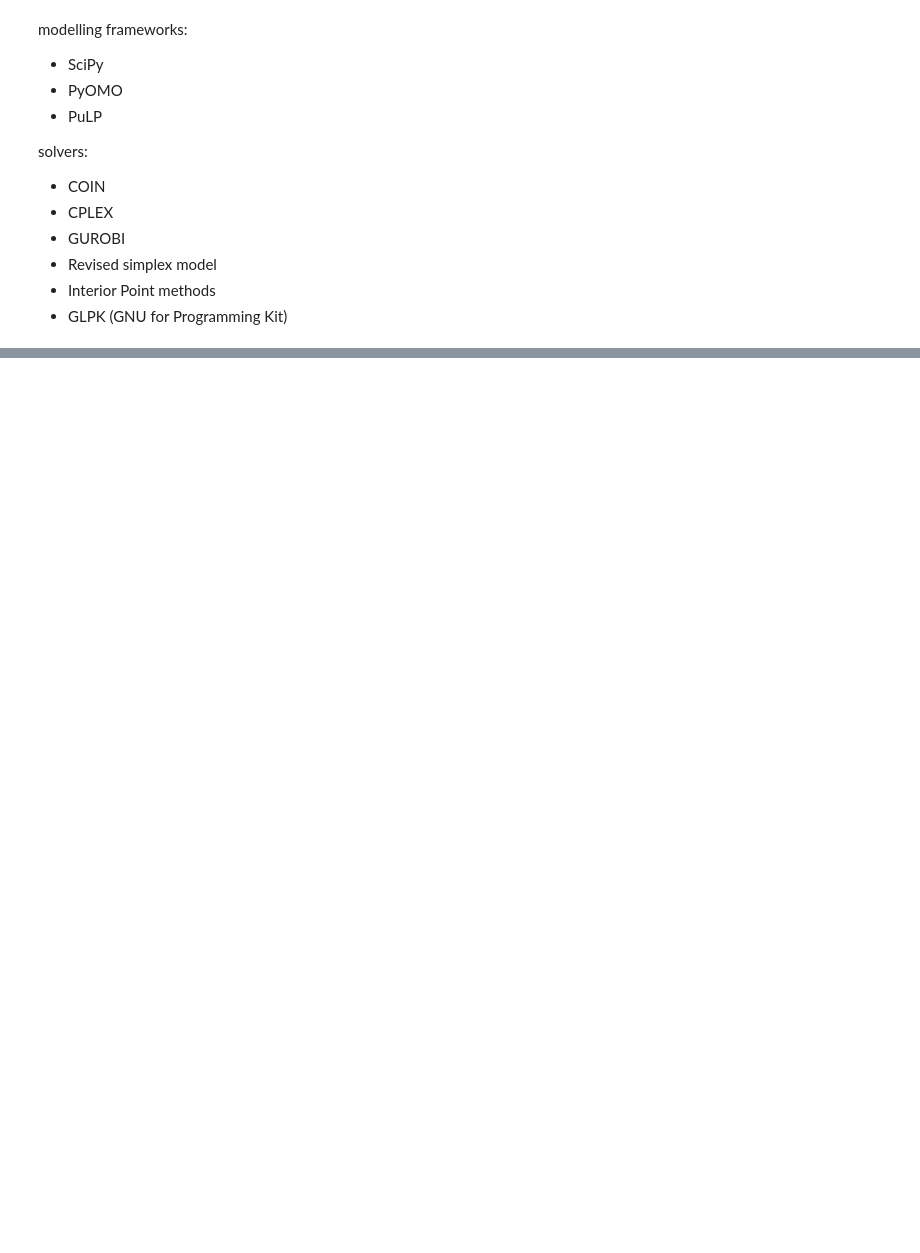
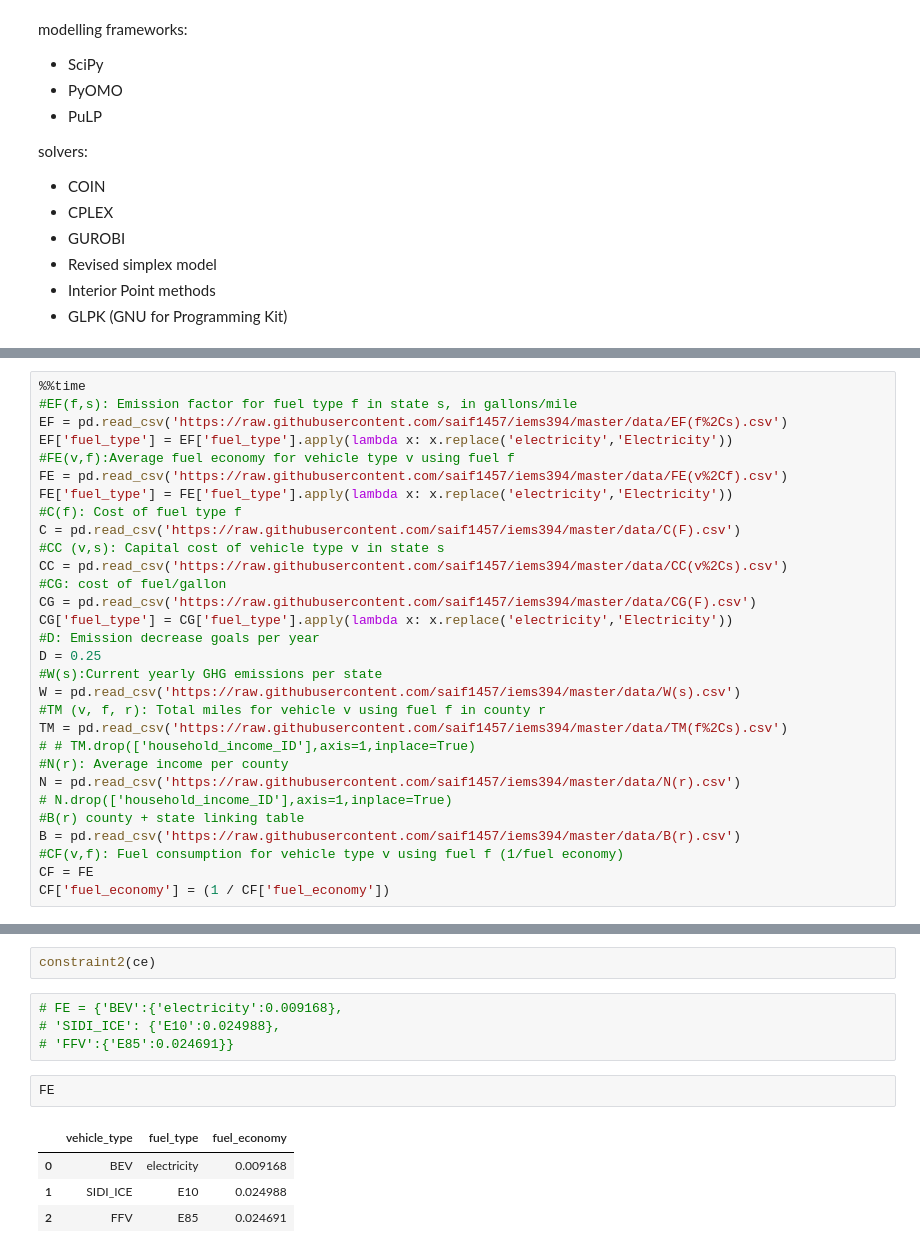
Before and after one commit to saif1457/iems394, a Jupyter notebook: Untitled.ipynb, the cells around one changed output, grey strips where cells are left out. Saved outputs shown, nothing was run; the diff lists cells and outputs as text; blank space fills up the shorter version.

```diff
--- a/Untitled.ipynb
+++ b/Untitled.ipynb
@@ -72,0 +241,30 @@ solvers:
+# %%
+%%time
+#EF(f,s): Emission factor for fuel type f in state s, in gallons/mile
+EF = pd.read_csv('https://raw.githubusercontent.com/saif1457/iems394/master/data/EF(f%2Cs).csv')
+EF['fuel_type'] = EF['fuel_type'].apply(lambda x: x.replace('electricity','Electricity'))
+#FE(v,f):Average fuel economy for vehicle type v using fuel f
+FE = pd.read_csv('https://raw.githubusercontent.com/saif1457/iems394/master/data/FE(v%2Cf).csv')
+FE['fuel_type'] = FE['fuel_type'].apply(lambda x: x.replace('electricity','Electricity'))
+#C(f): Cost of fuel type f
+C = pd.read_csv('https://raw.githubusercontent.com/saif1457/iems394/master/data/C(F).csv')
+#CC (v,s): Capital cost of vehicle type v in state s
+CC = pd.read_csv('https://raw.githubusercontent.com/saif1457/iems394/master/data/CC(v%2Cs).csv')
+#CG: cost of fuel/gallon
+CG = pd.read_csv('https://raw.githubusercontent.com/saif1457/iems394/master/data/CG(F).csv')
+CG['fuel_type'] = CG['fuel_type'].apply(lambda x: x.replace('electricity','Electricity'))
+#D: Emission decrease goals per year
+D = 0.25
+#W(s):Current yearly GHG emissions per state
+W = pd.read_csv('https://raw.githubusercontent.com/saif1457/iems394/master/data/W(s).csv')
+#TM (v, f, r): Total miles for vehicle v using fuel f in county r
+TM = pd.read_csv('https://raw.githubusercontent.com/saif1457/iems394/master/data/TM(f%2Cs).csv')
+# # TM.drop(['household_income_ID'],axis=1,inplace=True)
+#N(r): Average income per county
+N = pd.read_csv('https://raw.githubusercontent.com/saif1457/iems394/master/data/N(r).csv')
+# N.drop(['household_income_ID'],axis=1,inplace=True)
+#B(r) county + state linking table
+B = pd.read_csv('https://raw.githubusercontent.com/saif1457/iems394/master/data/B(r).csv')
+#CF(v,f): Fuel consumption for vehicle type v using fuel f (1/fuel economy)
+CF = FE
+CF['fuel_economy'] = (1 / CF['fuel_economy'])
@@ -72,0 +318,13 @@ solvers:
+# %%
+constraint2(ce)
+# %%
+# FE = {'BEV':{'electricity':0.009168},
+# 'SIDI_ICE': {'E10':0.024988},
+# 'FFV':{'E85':0.024691}}
+# %%
+FE
+# %% [output]
+|  | vehicle_type | fuel_type | fuel_economy |
+| 0 | BEV | electricity | 0.009168 |
+| 1 | SIDI_ICE | E10 | 0.024988 |
+| 2 | FFV | E85 | 0.024691 |
```
Also changed, not shown: parts of 22 cells of this notebook, 1 other file.
